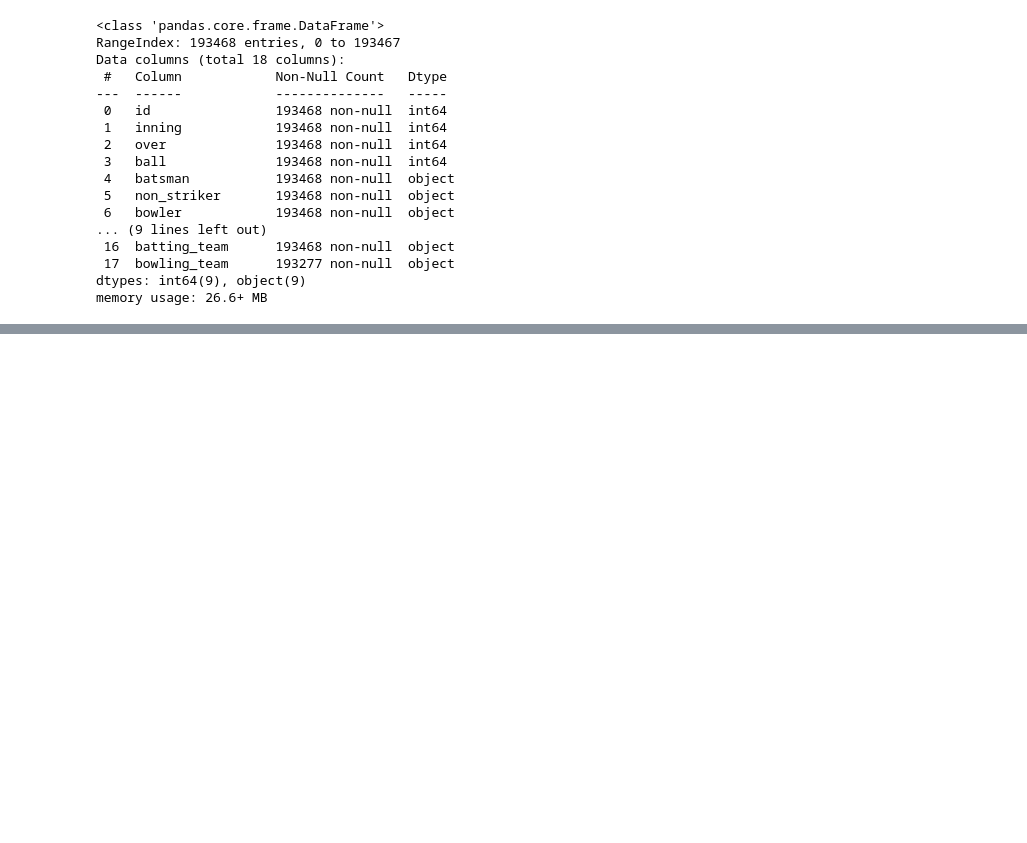
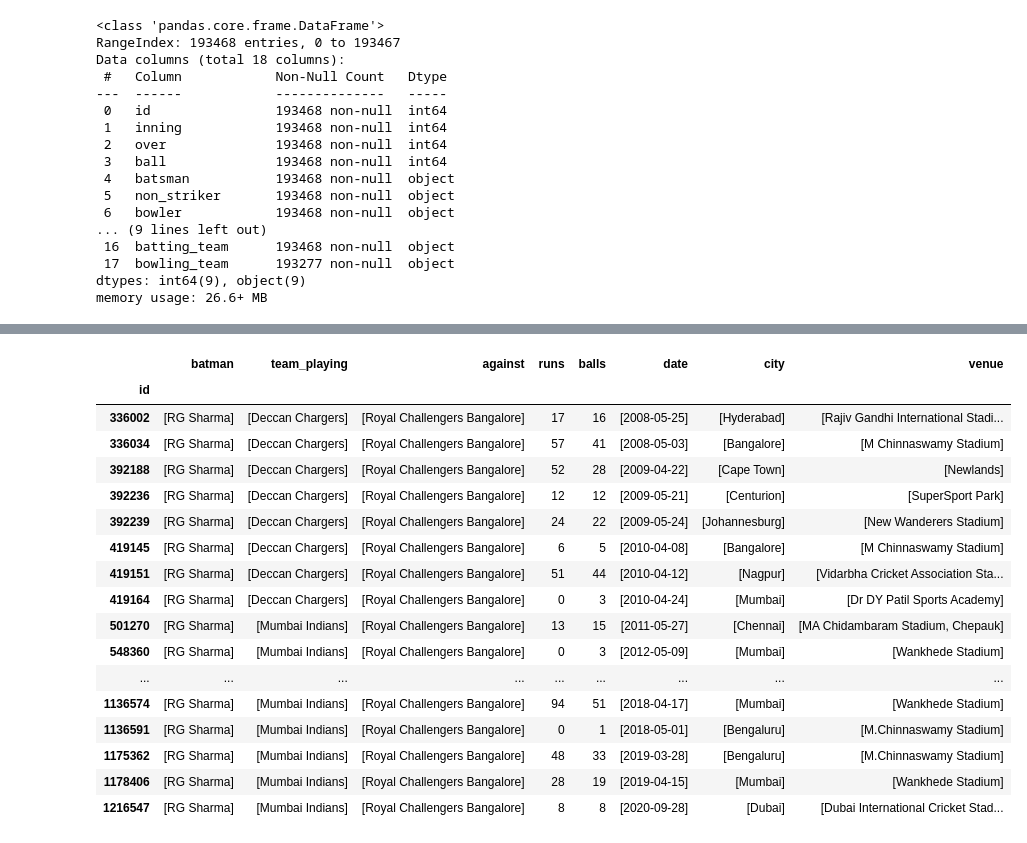
Before and after one commit to adild/ipl-stats, a Jupyter notebook: pandas demo.ipynb, the cells around one changed output, grey strips where cells are left out. Drawn from its saved outputs; the diff is of its cells as text; code cells hidden in the pictures; blank space fills up the shorter version.

```diff
--- a/pandas demo.ipynb
+++ b/pandas demo.ipynb
@@ -21,7 +26,7 @@ import pandas as pd
 ball_df = pd.read_csv('data/IPL Ball-by-Ball 2008-2020.csv')
 match_df = pd.read_csv('data/IPL Matches 2008-2020.csv')
 # %%
-pd.set_option('display.max_columns', 18)
+pd.set_option('display.max_columns', 30)
 pd.set_option('display.max_rows', 50)
 # %%
 filt = (ball_df['id'] == 392221) & \
@@ -57,7 +95,6 @@ memory usage: 26.6+ MB
 # %%
-filt = (ball_df['batsman'] == 'BB McCullum') \
+filt = (ball_df['batsman'] == 'RG Sharma') \
     & (ball_df['bowling_team'] == 'Royal Challengers Bangalore') \
     & ((ball_df['extras_type'] == 'noballs') | ((pd.isna(ball_df['extras_type']))))
 # %%
-# result = ball_df.loc[filt, ['id', 'batsman', 'batting_team', 'bowling_team', 'over', 'ball', 'batsman_runs']]
-result = ball_df.loc[filt]
+batsmanAgainstTeam = ball_df.loc[filt]
@@ -110,0 +117,34 @@ result2
+# %%
+merge_result = batsmanAgainstTeam.merge(match_df, how='inner', on='id')
+# %%
+merge_result.groupby(
+        ['id']
+    ).agg(
+        batman = ('batsman', 'unique'),
+        team_playing = ('batting_team', 'unique'),
+        against = ('bowling_team', 'unique'),
+        runs = ('batsman_runs', 'sum'),
+        balls = ('ball', 'count'),
+        date = ('date', 'unique'),
+        city = ('city', 'unique'),
+        venue = ('venue', 'unique')
+    )
+# %% [output]
+|  | batman | team_playing | against | runs | balls | date | city | venue |
+| id |  |  |  |  |  |  |  |  |
+| 336002 | [RG Sharma] | [Deccan Chargers] | [Royal Challengers Bangalore] | 17 | 16 | [2008-05-25] | [Hyderabad] | [Rajiv Gandhi International Stadi... |
+| 336034 | [RG Sharma] | [Deccan Chargers] | [Royal Challengers Bangalore] | 57 | 41 | [2008-05-03] | [Bangalore] | [M Chinnaswamy Stadium] |
+| 392188 | [RG Sharma] | [Deccan Chargers] | [Royal Challengers Bangalore] | 52 | 28 | [2009-04-22] | [Cape Town] | [Newlands] |
+| 392236 | [RG Sharma] | [Deccan Chargers] | [Royal Challengers Bangalore] | 12 | 12 | [2009-05-21] | [Centurion] | [SuperSport Park] |
+| 392239 | [RG Sharma] | [Deccan Chargers] | [Royal Challengers Bangalore] | 24 | 22 | [2009-05-24] | [Johannesburg] | [New Wanderers Stadium] |
+| 419145 | [RG Sharma] | [Deccan Chargers] | [Royal Challengers Bangalore] | 6 | 5 | [2010-04-08] | [Bangalore] | [M Chinnaswamy Stadium] |
+| 419151 | [RG Sharma] | [Deccan Chargers] | [Royal Challengers Bangalore] | 51 | 44 | [2010-04-12] | [Nagpur] | [Vidarbha Cricket Association Sta... |
+| 419164 | [RG Sharma] | [Deccan Chargers] | [Royal Challengers Bangalore] | 0 | 3 | [2010-04-24] | [Mumbai] | [Dr DY Patil Sports Academy] |
+| 501270 | [RG Sharma] | [Mumbai Indians] | [Royal Challengers Bangalore] | 13 | 15 | [2011-05-27] | [Chennai] | [MA Chidambaram Stadium, Chepauk] |
+| 548360 | [RG Sharma] | [Mumbai Indians] | [Royal Challengers Bangalore] | 0 | 3 | [2012-05-09] | [Mumbai] | [Wankhede Stadium] |
+| ... | ... | ... | ... | ... | ... | ... | ... | ... |
+| 1136574 | [RG Sharma] | [Mumbai Indians] | [Royal Challengers Bangalore] | 94 | 51 | [2018-04-17] | [Mumbai] | [Wankhede Stadium] |
+| 1136591 | [RG Sharma] | [Mumbai Indians] | [Royal Challengers Bangalore] | 0 | 1 | [2018-05-01] | [Bengaluru] | [M.Chinnaswamy Stadium] |
+| 1175362 | [RG Sharma] | [Mumbai Indians] | [Royal Challengers Bangalore] | 48 | 33 | [2019-03-28] | [Bengaluru] | [M.Chinnaswamy Stadium] |
+| 1178406 | [RG Sharma] | [Mumbai Indians] | [Royal Challengers Bangalore] | 28 | 19 | [2019-04-15] | [Mumbai] | [Wankhede Stadium] |
+| 1216547 | [RG Sharma] | [Mumbai Indians] | [Royal Challengers Bangalore] | 8 | 8 | [2020-09-28] | [Dubai] | [Dubai International Cricket Stad... |
```
Also changed, not shown: parts of 8 cells of this notebook.
